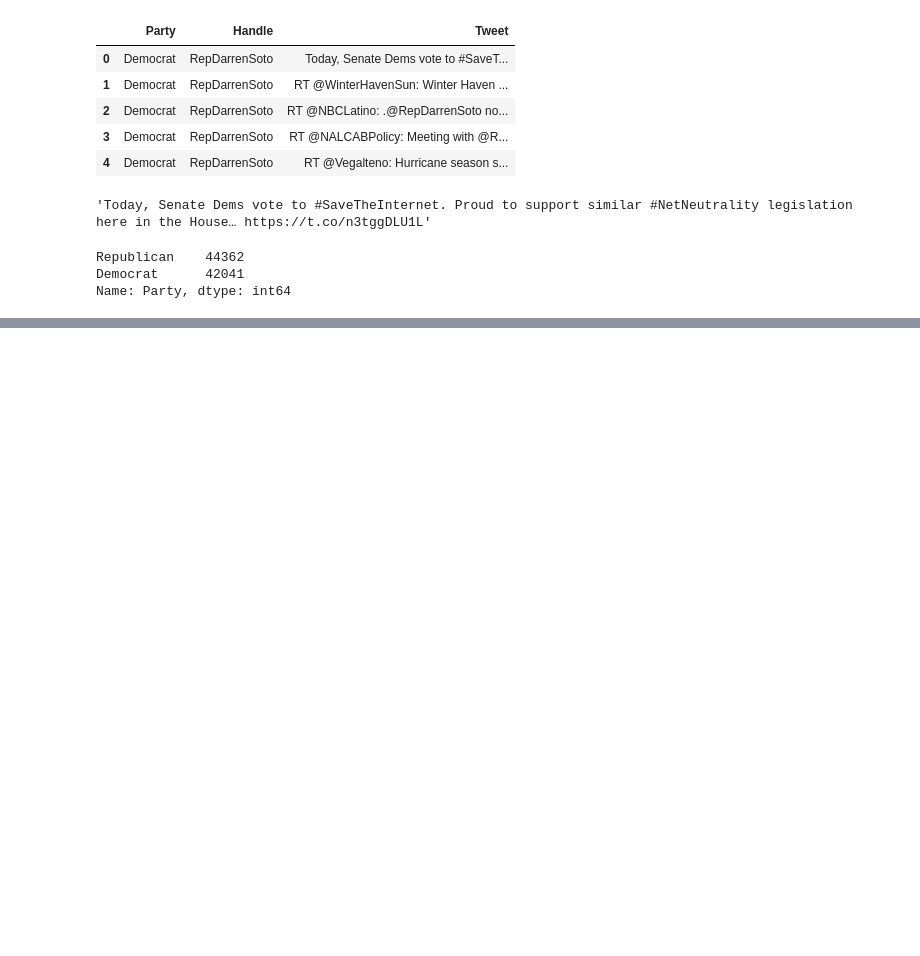
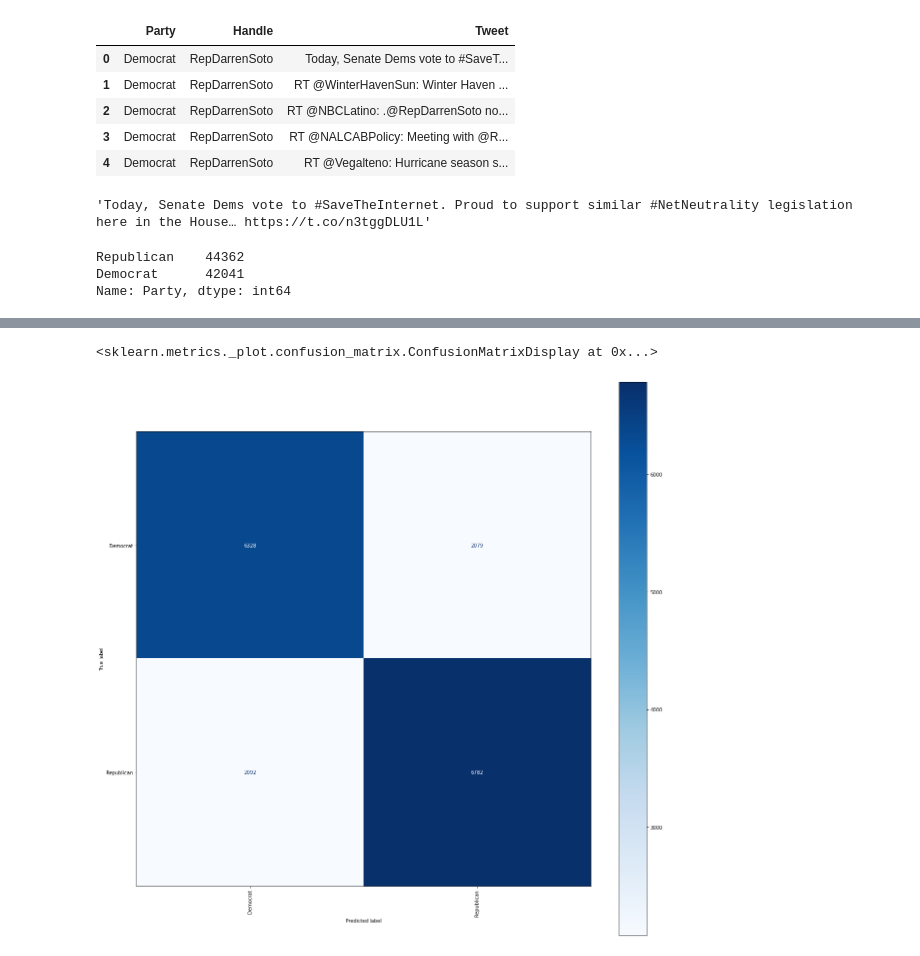
Before and after one commit to asakura000/2021-spring-data-science, a Jupyter notebook: Week7-NLP/Exercise-NLP.ipynb, the cells around one changed output, grey strips where cells are left out. Saved outputs shown, nothing was run; the diff lists cells and outputs as text; code cells hidden in the pictures; blank space fills up the shorter version.

```diff
--- a/Week7-NLP/Exercise-NLP.ipynb
+++ b/Week7-NLP/Exercise-NLP.ipynb
@@ -551,0 +633,18 @@ def remove_stopwords(a_string):
+# %%
+# see if random forrest gives a better f1 score:
+rf_model = RandomForestClassifier()
+
+# fit model with training data
+rf_model.fit(X_train, y_train)
+
+# make new prediction of testing data
+y_pred_rf = rf_model.predict(X_test)
+
+# predicted proba
+y_pred_proba_rf = rf_model.predict_proba(X_test)
+
+# evaluate model
+accuracy = rf_model.score(X_test, y_test)
+
+print(classification_report
+           (y_test, y_pred, target_names=rf_model.classes_))
@@ -551,0 +660,11 @@ def remove_stopwords(a_string):
+# %%
+# Plot the confusion matrix of our results
+fig, ax = plt.subplots(figsize=(21, 21))
+disp = plot_confusion_matrix(rf_model, X_test, y_test,
+                             display_labels=rf_model.classes_,
+                             cmap=plt.cm.Blues, ax=ax)
+plt.xticks(rotation=90)
+disp
+# %% [output]
+<sklearn.metrics._plot.confusion_matrix.ConfusionMatrixDisplay at 0x...>
+[figure, added]
```
Also changed, not shown: parts of 18 cells of this notebook.
